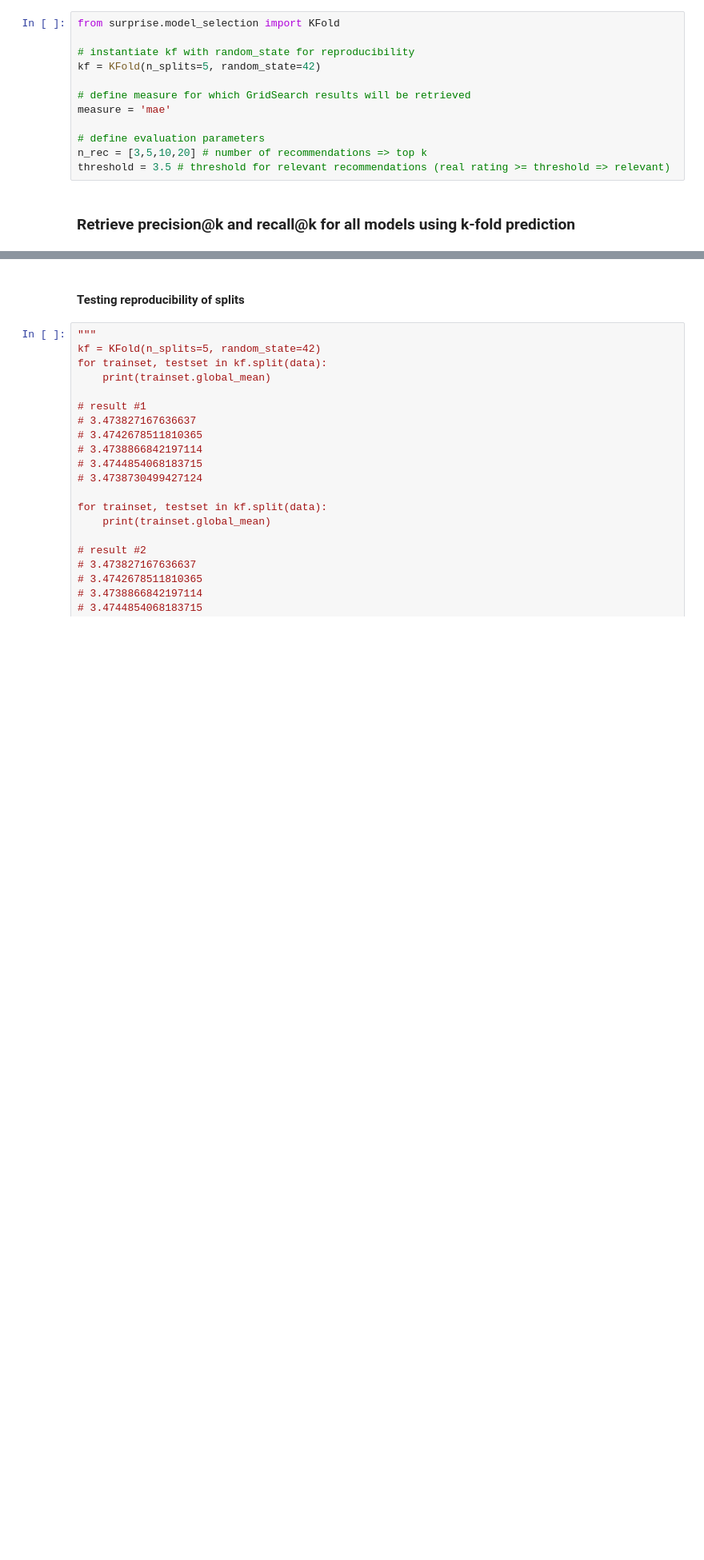
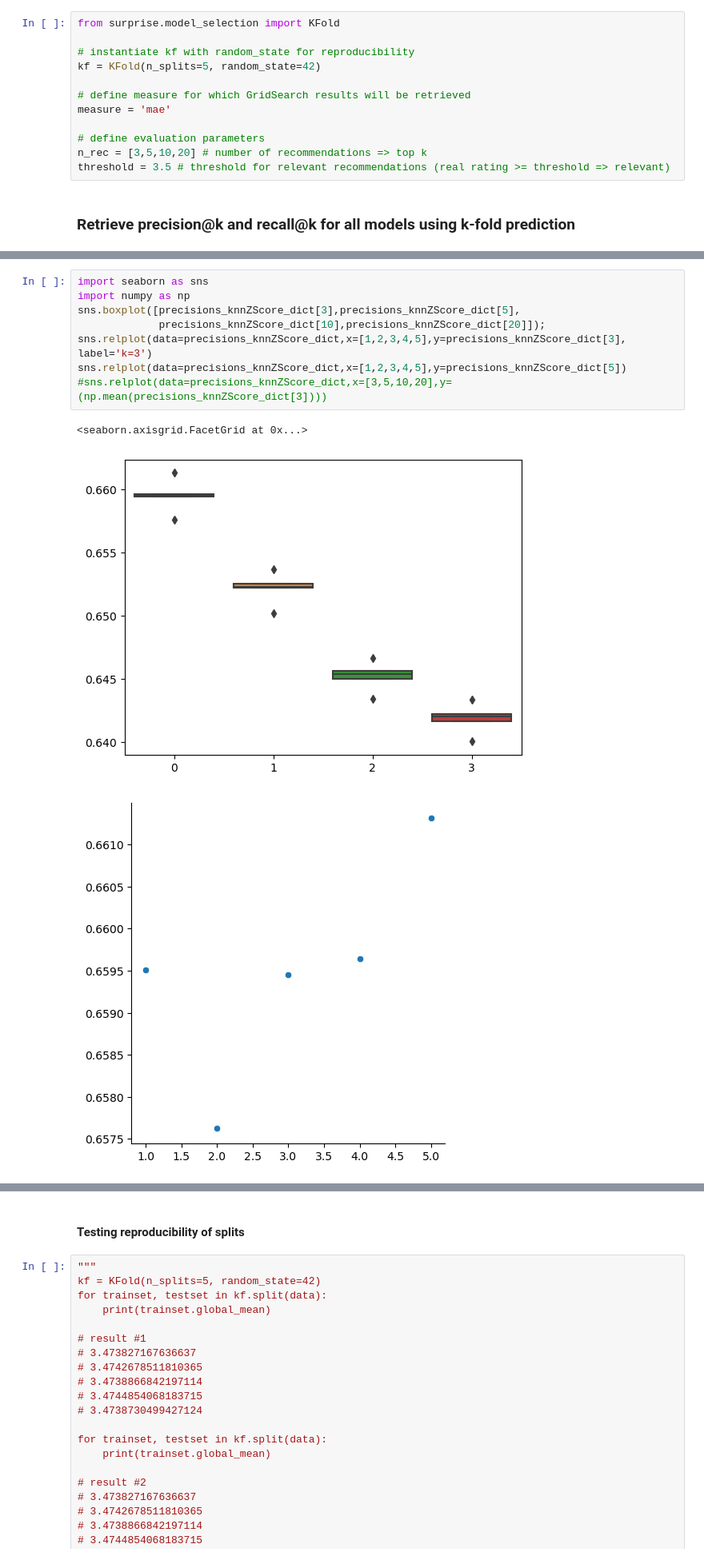
Before and after one commit to lebenaba/movie_recommendation, a Jupyter notebook: notebooks/model_surprise_evaluation.ipynb, the cells around one changed output, grey strips where cells are left out. Shown at 80% size. Cells and saved outputs as stored; diff of their text form; blank space fills up the shorter version.

```diff
--- a/notebooks/model_surprise_evaluation.ipynb
+++ b/notebooks/model_surprise_evaluation.ipynb
@@ -204,0 +330,12 @@ ssm.sendstatus("knnZScore precision/recall@k")
+# %%
+import seaborn as sns
+import numpy as np
+sns.boxplot([precisions_knnZScore_dict[3],precisions_knnZScore_dict[5],
+             precisions_knnZScore_dict[10],precisions_knnZScore_dict[20]]);
+sns.relplot(data=precisions_knnZScore_dict,x=[1,2,3,4,5],y=precisions_knnZScore_dict[3], label='k=3')
+sns.relplot(data=precisions_knnZScore_dict,x=[1,2,3,4,5],y=precisions_knnZScore_dict[5])
+#sns.relplot(data=precisions_knnZScore_dict,x=[3,5,10,20],y=(np.mean(precisions_knnZScore_dict[3])))
+# %% [output]
+<seaborn.axisgrid.FacetGrid at 0x...>
+[figure, added]
+[figure, added]
```
Also changed, not shown: parts of 9 cells of this notebook, 3 other files.
